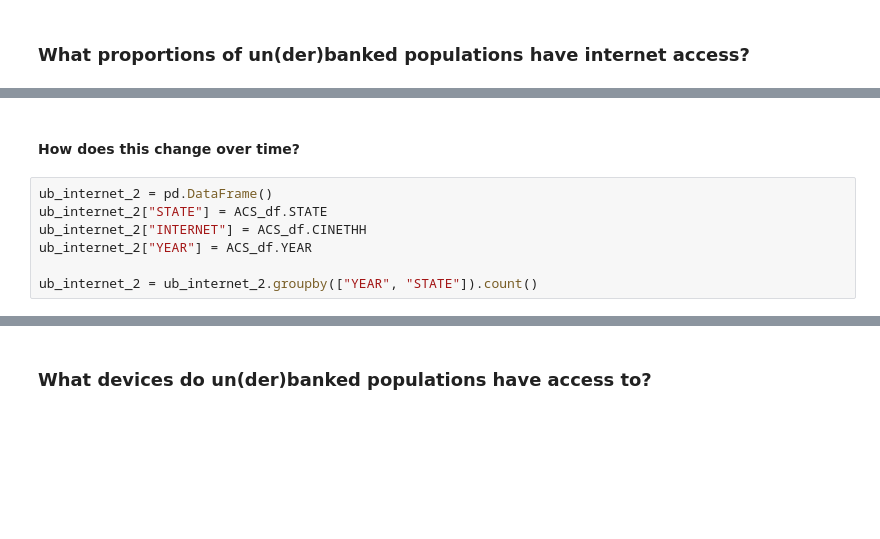
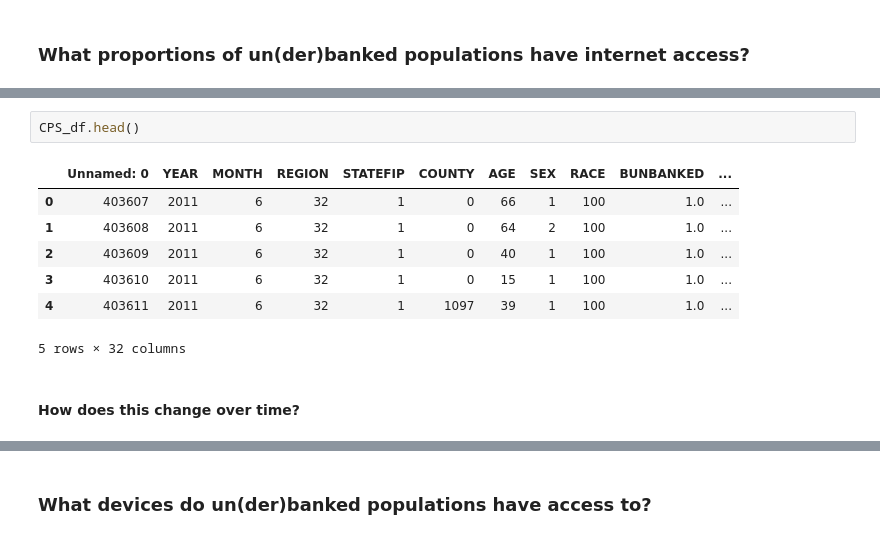
Before and after one commit to Neji128/An-Exploration-of-the-Unbanked-in-the-US, a Jupyter notebook: notebooks/EDA.ipynb, the cells around one changed output, grey strips where cells are left out. Drawn from its saved outputs; the diff is of its cells as text; blank space fills up the shorter version.

```diff
--- a/notebooks/EDA.ipynb
+++ b/notebooks/EDA.ipynb
@@ -251,9 +182,12 @@ display(m)
+# %%
+CPS_df.head()
+# %% [output]
+|  | Unnamed: 0 | YEAR | MONTH | REGION | STATEFIP | COUNTY | AGE | SEX | RACE | BUNBANKED | ... |
+| 0 | 403607 | 2011 | 6 | 32 | 1 | 0 | 66 | 1 | 100 | 1.0 | ... |
+| 1 | 403608 | 2011 | 6 | 32 | 1 | 0 | 64 | 2 | 100 | 1.0 | ... |
+| 2 | 403609 | 2011 | 6 | 32 | 1 | 0 | 40 | 1 | 100 | 1.0 | ... |
+| 3 | 403610 | 2011 | 6 | 32 | 1 | 0 | 15 | 1 | 100 | 1.0 | ... |
+| 4 | 403611 | 2011 | 6 | 32 | 1 | 1097 | 39 | 1 | 100 | 1.0 | ... |
+5 rows × 32 columns
 # %% [markdown]
 #### How does this change over time?
-# %%
-ub_internet_2 = pd.DataFrame()
-ub_internet_2["STATE"] = ACS_df.STATE
-ub_internet_2["INTERNET"] = ACS_df.CINETHH
-ub_internet_2["YEAR"] = ACS_df.YEAR
-
-ub_internet_2 = ub_internet_2.groupby(["YEAR", "STATE"]).count()
```
Also changed, not shown: parts of 20 cells of this notebook, 1 other file.
